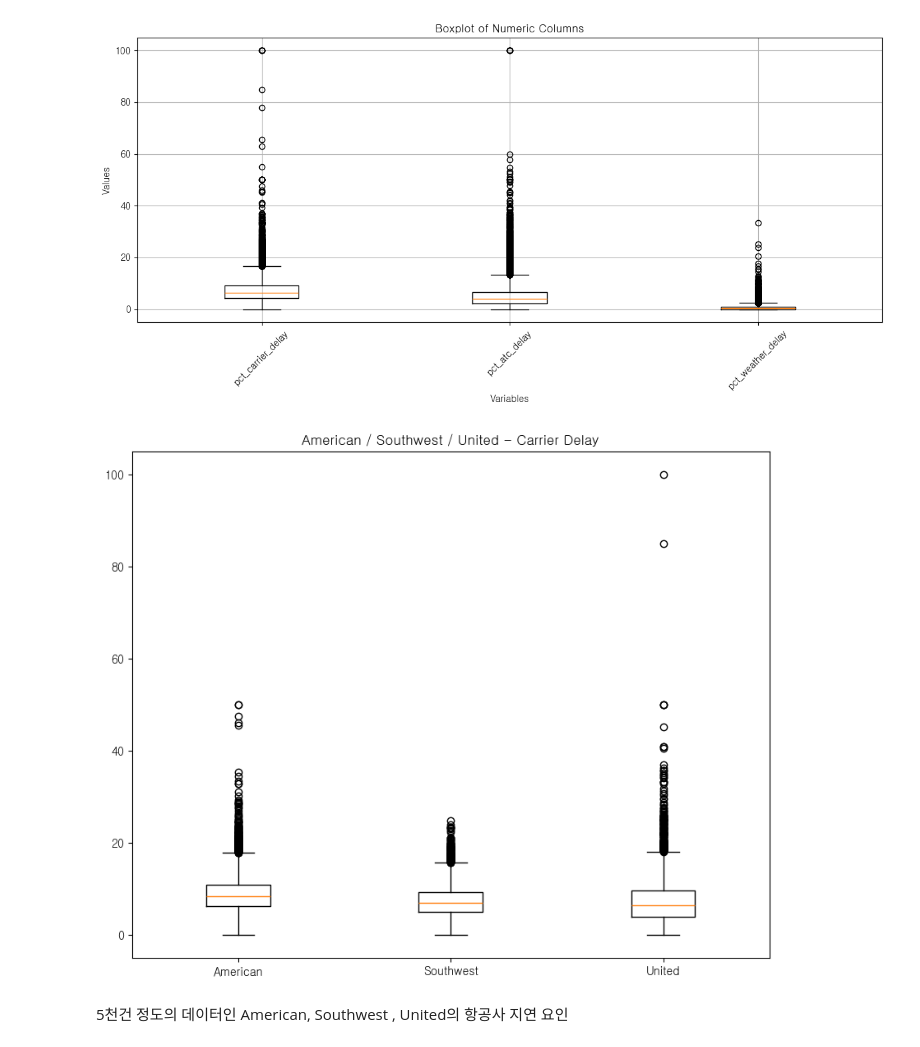
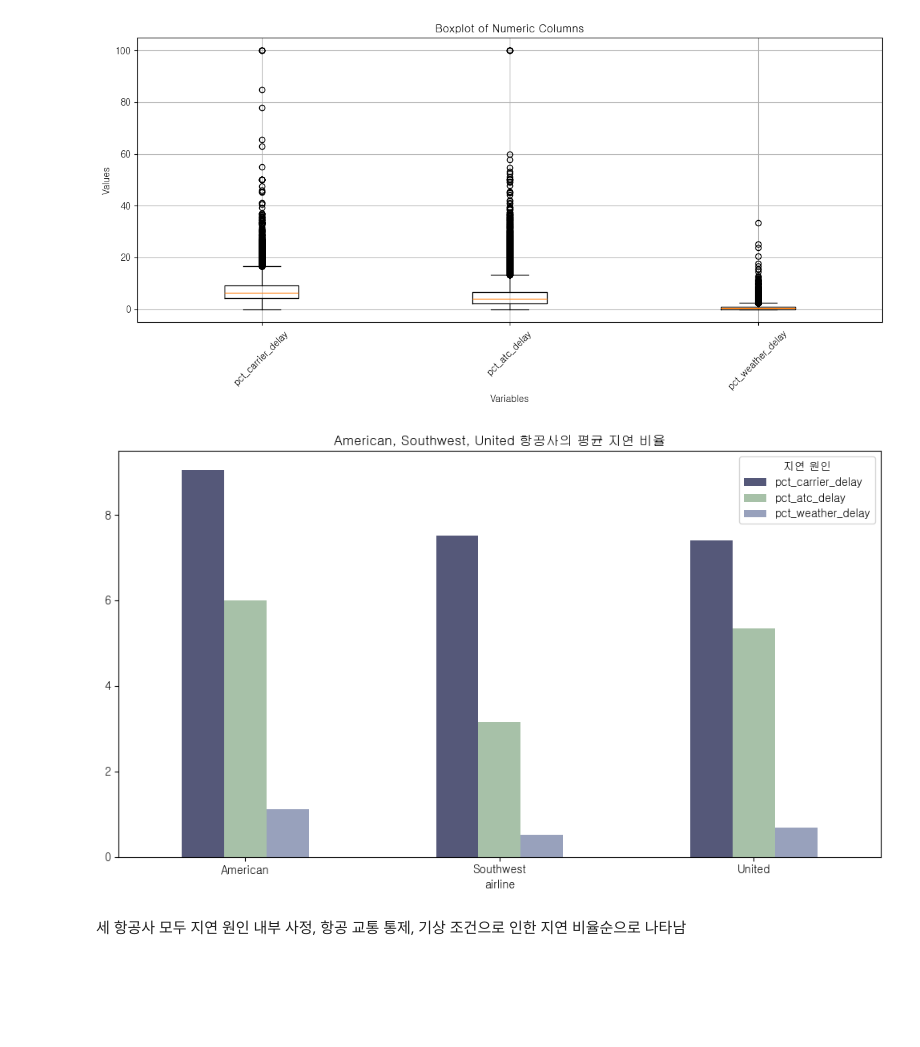
Before and after one commit to 2rlo0/hipython_rep, a Jupyter notebook: 1_data_anal_proj/분석보고서.ipynb, the cells around one changed output. Cells and saved outputs as stored; diff of their text form; code cells hidden in the pictures; blank space fills up the shorter version.

```diff
--- a/1_data_anal_proj/분석보고서.ipynb
+++ b/1_data_anal_proj/분석보고서.ipynb
@@ -334,21 +334,22 @@ plt.tight_layout()
 plt.show()
 # %% [output]
 [figure]
-# %%
-# 박스플롯
-fig = plt.figure(figsize=(10,8))
-axes= fig.add_subplot(1,1,1)
-axes.boxplot(
-    x=[
-        df[df['airline']=='American']['pct_carrier_delay'],
-        df[df['airline']=='Southwest']['pct_carrier_delay'],
-        df[df['airline']=='United']['pct_carrier_delay']
-    ],
-    tick_labels=['American', 'Southwest', 'United']
-)
-plt.title('American / Southwest / United - Carrier Delay')
-plt.show()
-# %% [output]
-[figure, removed]
-# %% [markdown]
-5천건 정도의 데이터인 American, Southwest , United의 항공사 지연 요인
+# %%
+import matplotlib.pyplot as plt
+filtered = df[
+    (df['airline'] == 'American') |
+    (df['airline'] == 'Southwest') |
+    (df['airline'] == 'United')
+]
+grouped = filtered.groupby('airline')[['pct_carrier_delay', 'pct_atc_delay', 'pct_weather_delay']].mean()
+
+grouped.plot(kind='bar', figsize=(10, 6), color=['#555879', '#A7C1A8', '#98A1BC'])
+plt.title('American, Southwest, United 항공사의 평균 지연 비율')
+plt.xticks(rotation=0)
+plt.legend(title='지연 원인')
+plt.tight_layout()
+plt.show()
+# %% [output]
+[figure, added]
+# %% [markdown]
+세 항공사 모두 지연 원인 내부 사정, 항공 교통 통제, 기상 조건으로 인한 지연 비율순으로 나타남
```
